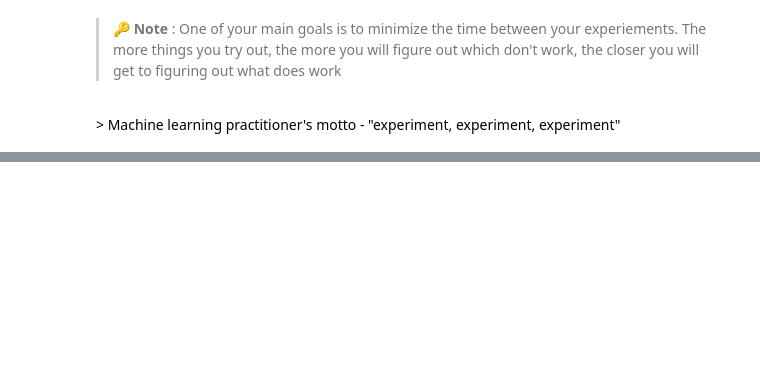
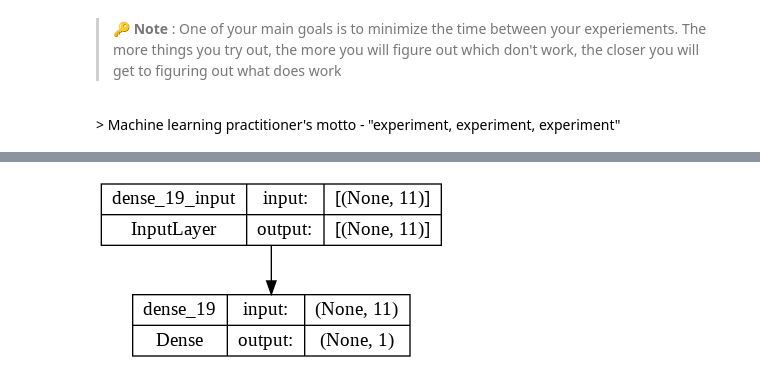
Before and after one commit to sanghvian/ml-with-tensorflow, a Jupyter notebook: tf_neural_nets.ipynb, the cells around one changed output, grey strips where cells are left out. Drawn from its saved outputs; the diff is of its cells as text; code cells hidden in the pictures; blank space fills up the shorter version.

```diff
--- a/tf_neural_nets.ipynb
+++ b/tf_neural_nets.ipynb
@@ -702,0 +842,4 @@ One really good habit in machine learning modelling is to track the results of y
+# %%
+# Let's one hot encode our data
+insurance_one_hot = pd.get_dummies(insurance)
+insurance_one_hot.head()
@@ -702,0 +853,5 @@ One really good habit in machine learning modelling is to track the results of y
+# %%
+# Creating X & y values
+y_total = insurance_one_hot.loc[:,"charges"]
+X_total = insurance_one_hot.loc[:, insurance_one_hot.columns != 'charges']
+X_total.head(), y_total.head()
@@ -702,0 +878,17 @@ One really good habit in machine learning modelling is to track the results of y
+# %%
+X_total_numpy = X_total.to_numpy()
+y_total_numpy = y_total.to_numpy()
+X_total_tensor = tf.constant(X_total_numpy)
+y_total_tensor = tf.constant(y_total_numpy)
+sample_size = len(y_total_numpy)
+training_size = (tf.math.floor(0.8*sample_size)).numpy()
+test_size = sample_size - training_size
+
+training_size, test_size
+
+X_train = X_total_tensor[:int(training_size),:]
+X_test = X_total_tensor[:int(test_size),:]
+y_train = y_total_tensor[:int(training_size)]
+y_test = y_total_tensor[:int(test_size)]
+
+X_train.shape, X_test.shape, y_train.shape, y_test.shape
@@ -702,0 +909,11 @@ One really good habit in machine learning modelling is to track the results of y
+# %%
+model_1 = tf.keras.Sequential([
+    tf.keras.layers.Dense(1, input_shape=[11])
+])
+
+model_1.compile(
+    loss=tf.keras.losses.mae,
+    optimizer=tf.keras.optimizers.Adam(lr=0.003)
+)
+
+model_1.fit(X_train,y_train, epochs = 100, verbose=1)
@@ -702,0 +994,7 @@ One really good habit in machine learning modelling is to track the results of y
+# %%
+# Understanding different layers of our models
+from tensorflow.keras.utils import plot_model
+
+plot_model(model=model_1, show_shapes=True)
+# %% [output]
+[figure, added]
```
Also changed, not shown: parts of 65 cells of this notebook.
